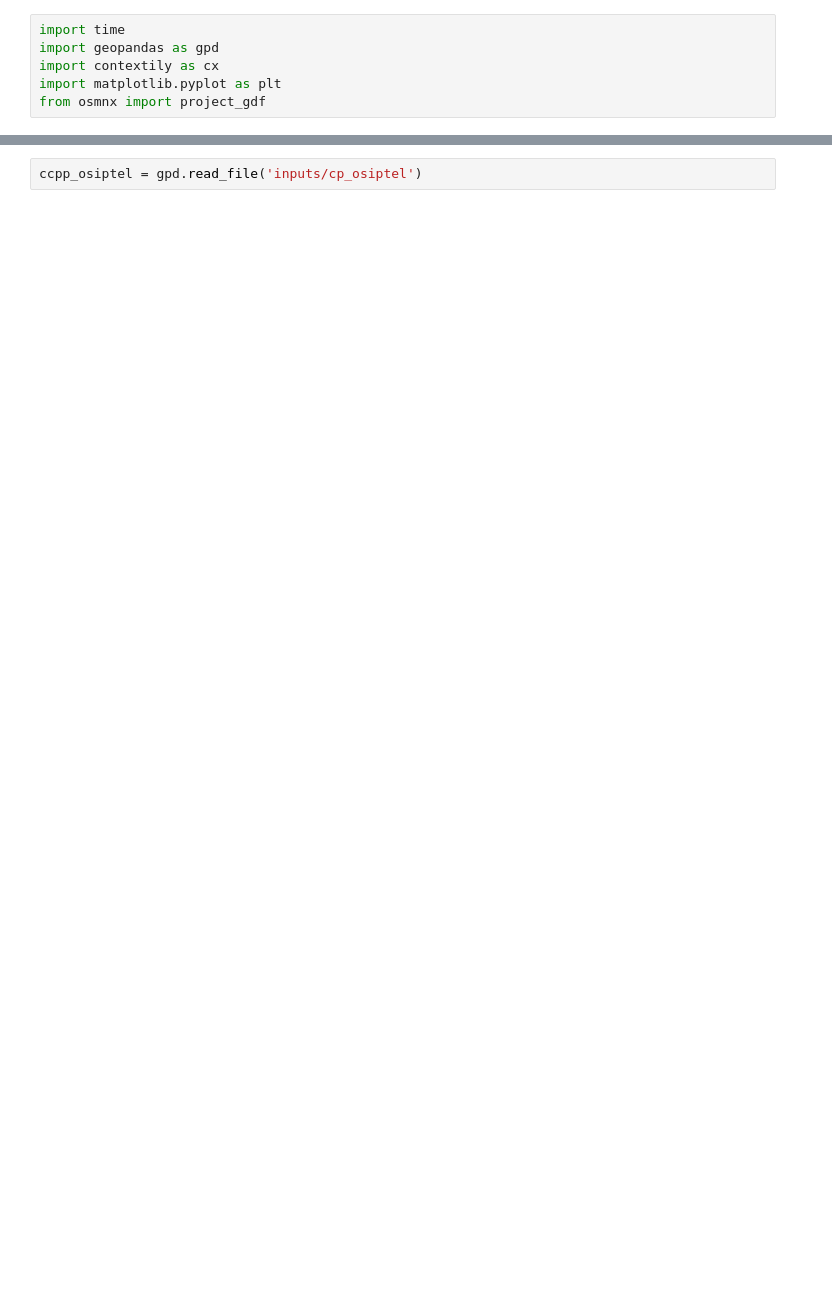
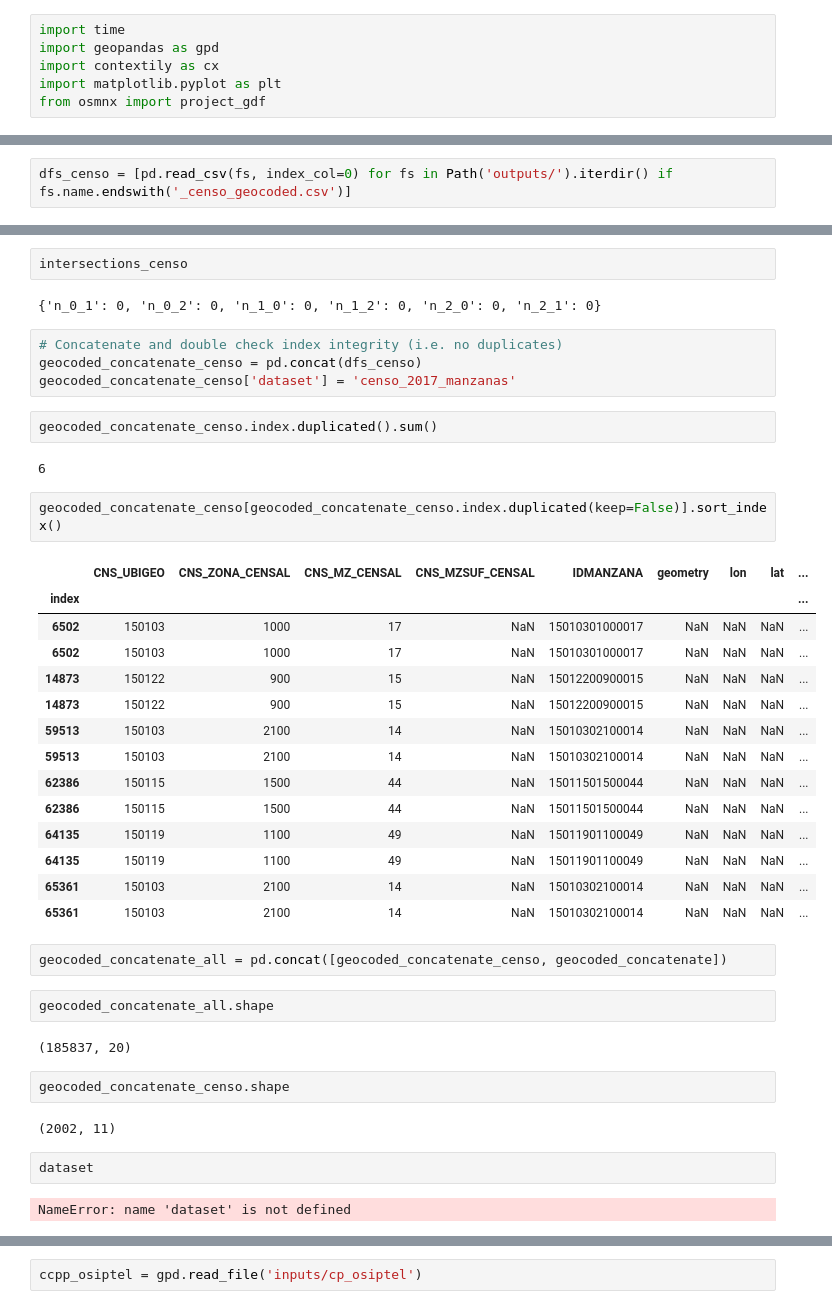
Before and after one commit to Claudio9701/peru-connectivity-impact, a Jupyter notebook: Geoprocessing.ipynb, the cells around one changed output, grey strips where cells are left out. Drawn from its saved outputs; the diff is of its cells as text; blank space fills up the shorter version.

```diff
--- a/Geoprocessing.ipynb
+++ b/Geoprocessing.ipynb
@@ -8,0 +106,2 @@ geocoded_gdf = gpd.read_file('outputs/geocoded_df.geojson')
+# %%
+dfs_censo = [pd.read_csv(fs, index_col=0) for fs in Path('outputs/').iterdir() if fs.name.endswith('_censo_geocoded.csv')]
@@ -9 +125,44 @@ geocoded_gdf = gpd.read_file('outputs/geocoded_df.geojson')
+# %%
+intersections_censo
+# %% [output]
+{'n_0_1': 0, 'n_0_2': 0, 'n_1_0': 0, 'n_1_2': 0, 'n_2_0': 0, 'n_2_1': 0}
+# %%
+# Concatenate and double check index integrity (i.e. no duplicates)
+geocoded_concatenate_censo = pd.concat(dfs_censo)
+geocoded_concatenate_censo['dataset'] = 'censo_2017_manzanas'
+# %%
+geocoded_concatenate_censo.index.duplicated().sum()
+# %% [output]
+6
+# %%
+geocoded_concatenate_censo[geocoded_concatenate_censo.index.duplicated(keep=False)].sort_index()
+# %% [output]
+|  | CNS_UBIGEO | CNS_ZONA_CENSAL | CNS_MZ_CENSAL | CNS_MZSUF_CENSAL | IDMANZANA | geometry | lon | lat | ... |
+| index |  |  |  |  |  |  |  |  | ... |
+| 6502 | 150103 | 1000 | 17 | NaN | 15010301000017 | NaN | NaN | NaN | ... |
+| 6502 | 150103 | 1000 | 17 | NaN | 15010301000017 | NaN | NaN | NaN | ... |
+| 14873 | 150122 | 900 | 15 | NaN | 15012200900015 | NaN | NaN | NaN | ... |
+| 14873 | 150122 | 900 | 15 | NaN | 15012200900015 | NaN | NaN | NaN | ... |
+| 59513 | 150103 | 2100 | 14 | NaN | 15010302100014 | NaN | NaN | NaN | ... |
+| 59513 | 150103 | 2100 | 14 | NaN | 15010302100014 | NaN | NaN | NaN | ... |
+| 62386 | 150115 | 1500 | 44 | NaN | 15011501500044 | NaN | NaN | NaN | ... |
+| 62386 | 150115 | 1500 | 44 | NaN | 15011501500044 | NaN | NaN | NaN | ... |
+| 64135 | 150119 | 1100 | 49 | NaN | 15011901100049 | NaN | NaN | NaN | ... |
+| 64135 | 150119 | 1100 | 49 | NaN | 15011901100049 | NaN | NaN | NaN | ... |
+| 65361 | 150103 | 2100 | 14 | NaN | 15010302100014 | NaN | NaN | NaN | ... |
+| 65361 | 150103 | 2100 | 14 | NaN | 15010302100014 | NaN | NaN | NaN | ... |
+# %%
+geocoded_concatenate_all = pd.concat([geocoded_concatenate_censo, geocoded_concatenate])
+# %%
+geocoded_concatenate_all.shape
+# %% [output]
+(185837, 20)
+# %%
+geocoded_concatenate_censo.shape
+# %% [output]
+(2002, 11)
+# %%
+dataset
+# %% [output]
+NameError: name 'dataset' is not defined
 # %%
```
Also changed, not shown: parts of 46 cells of this notebook.
